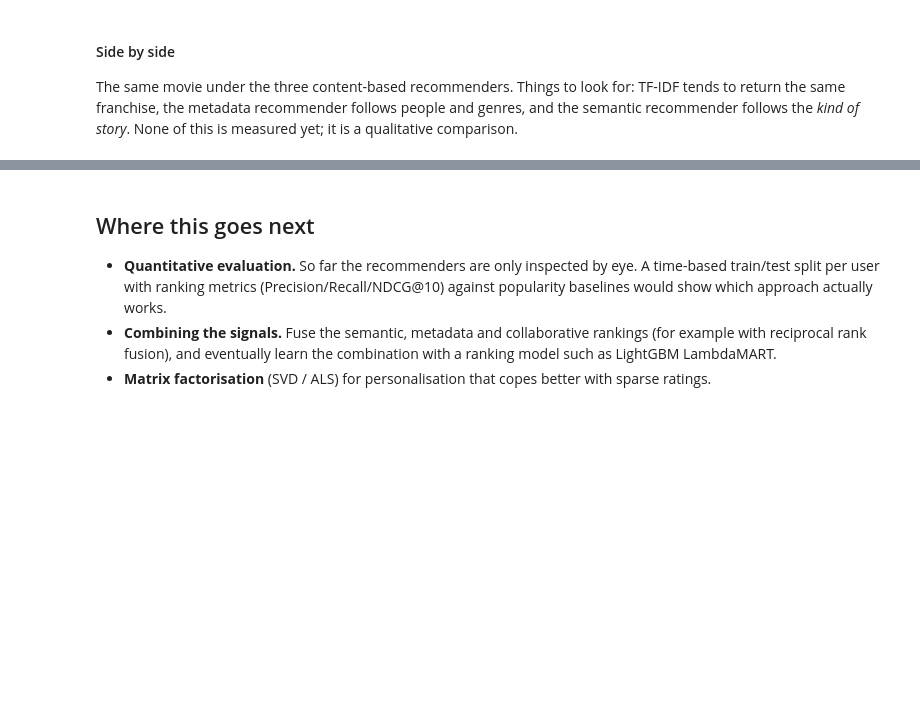
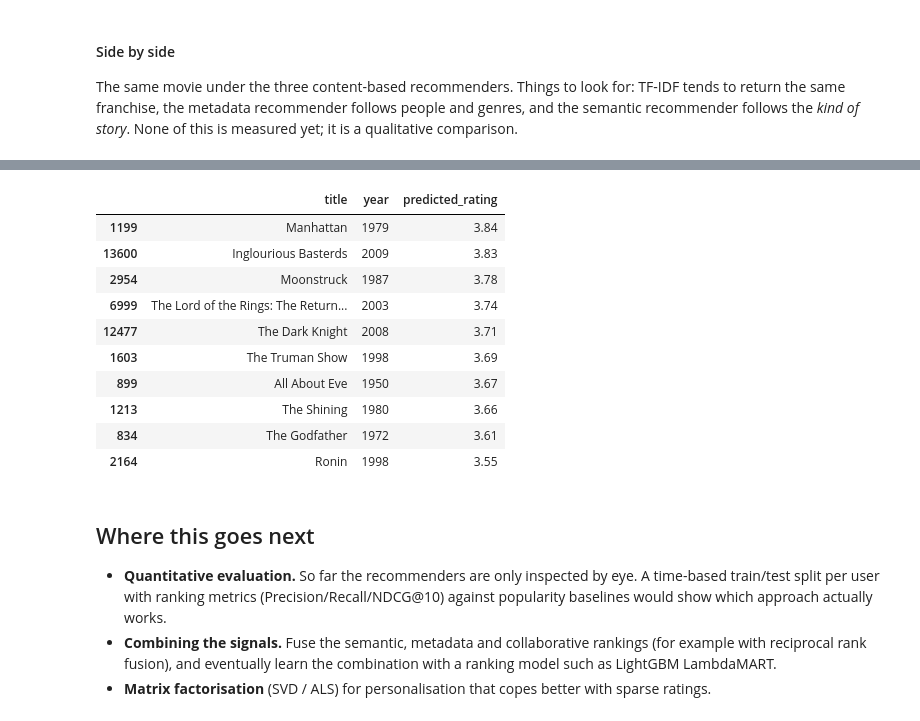
Before and after one commit to asitdave/Movie-Recommendation-System, a Jupyter notebook: Movie-Recommender.ipynb, the cells around one changed output, grey strips where cells are left out. Drawn from its saved outputs; the diff is of its cells as text; code cells hidden in the pictures; blank space fills up the shorter version.

Commit message:
user-user cf

```diff
--- a/Movie-Recommender.ipynb
+++ b/Movie-Recommender.ipynb
@@ -24,7 +24,7 @@ from sklearn.preprocessing import normalize
 from scipy import sparse
 from nltk.stem.snowball import SnowballStemmer
 
-DATA_DIR = Path('.')
+DATA_DIR = Path('data')
 # %%
 md = pd.read_csv(DATA_DIR / 'movies_metadata.csv', low_memory=False)
 md.shape
@@ -128,6 +189,6 @@ def preprocess(text):
 
 tfidf = TfidfVectorizer(min_df=2, max_df=0.85, stop_words='english', preprocessor=preprocess)
 
-md['description'] = md['overview'].fillna('') + ' ' + md['tagline'].fillna('')
+md['description'] = md['overview'].fillna('') + ' ' + md['title'].fillna('')
 tfidf_matrix = tfidf.fit_transform(md['description'])  # rows are L2-normalised
 tfidf_matrix.shape
@@ -292,5 +491,6 @@ print(f'{len(ratings):,} of {n_raw:,} ratings mapped to TMDB movies; '
 # %%
-MIN_RATINGS_PER_MOVIE = 10
+K_NEIGHBOURS = 30
+MIN_NEIGHBOUR_RATINGS = 3
 
 users = np.sort(ratings['userId'].unique())
 items = np.sort(ratings['row'].unique())  # movies that have ratings: rows of md
@@ -305,11 +505,10 @@ def to_matrix(values):
 
 
 user_mean = ratings.groupby('userId')['rating'].mean()
-R = to_matrix(ratings['rating'].to_numpy())  # users x movies, ratings are 0.5-5 so non-zero = rated
-R_centered = to_matrix((ratings['rating'] - ratings['userId'].map(user_mean)).to_numpy())
-Xn = normalize(R_centered, axis=0).tocsc()  # each movie's centred rating column has unit length
+user_means = user_mean.reindex(users).to_numpy()  # same order as the matrix rows
+R_centered = to_matrix((ratings['rating'] - ratings['userId'].map(user_mean)).to_numpy())  # users x movies
+rated = to_matrix(np.ones(len(ratings)))  # 1 where a user rated a movie, empty otherwise
+Un = normalize(R_centered).tocsr()  # each USER's centred rating row has unit length
 
-n_ratings = np.asarray((R > 0).sum(axis=0)).ravel()
-eligible = n_ratings >= MIN_RATINGS_PER_MOVIE
-print(f'rating matrix: {R.shape[0]} users x {R.shape[1]:,} movies, '
-      f'{R.nnz / (R.shape[0] * R.shape[1]):.1%} filled; {eligible.sum():,} movies have >= {MIN_RATINGS_PER_MOVIE} ratings')
+print(f'rating matrix: {R_centered.shape[0]} users x {R_centered.shape[1]:,} movies, '
+      f'{rated.nnz / (rated.shape[0] * rated.shape[1]):.1%} filled')
@@ -359,5 +587,17 @@ liked_by_user(1)
 # %%
-recommend_for_user(1)
+recommend_for_user(user_id=1)
+# %% [output]
+|  | title | year | predicted_rating |
+| 1199 | Manhattan | 1979 | 3.84 |
+| 13600 | Inglourious Basterds | 2009 | 3.83 |
+| 2954 | Moonstruck | 1987 | 3.78 |
+| 6999 | The Lord of the Rings: The Return... | 2003 | 3.74 |
+| 12477 | The Dark Knight | 2008 | 3.71 |
+| 1603 | The Truman Show | 1998 | 3.69 |
+| 899 | All About Eve | 1950 | 3.67 |
+| 1213 | The Shining | 1980 | 3.66 |
+| 834 | The Godfather | 1972 | 3.61 |
+| 2164 | Ronin | 1998 | 3.55 |
 # %% [markdown]
 ## Where this goes next
 
```
Also changed, not shown: parts of 32 cells of this notebook.
